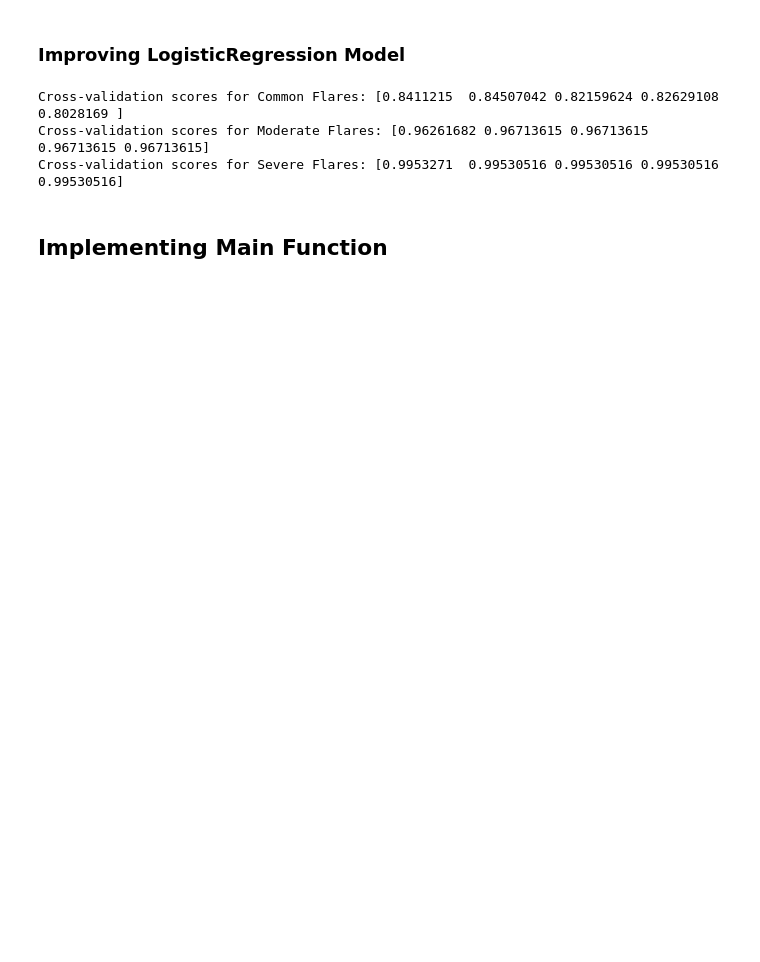
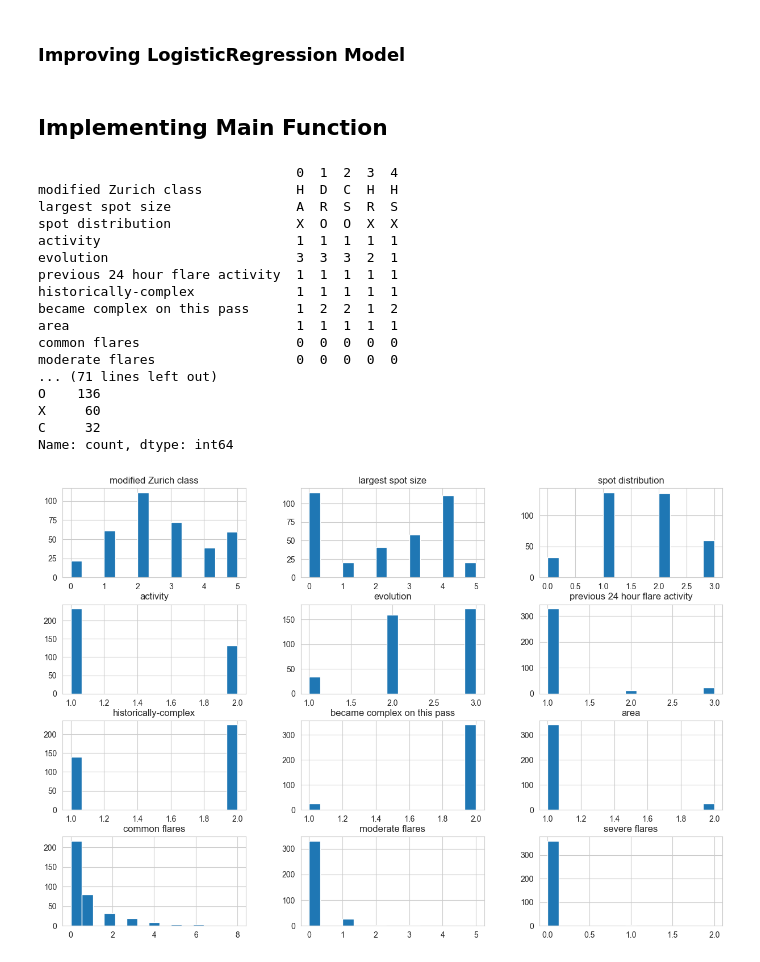
Before and after one commit to Ferrelofilo/TC5044.10_Equipo18, a Jupyter notebook: notebooks/Flare_EDA_Refactored_v1.ipynb, the cells around one changed output. Saved outputs shown, nothing was run; the diff lists cells and outputs as text; code cells hidden in the pictures; blank space fills up the shorter version.

Commit message:
Add Flare Refactored Multi_Out_NN y funciones faltantes

```diff
--- a/notebooks/Flare_EDA_Refactored_v1.ipynb
+++ b/notebooks/Flare_EDA_Refactored_v1.ipynb
@@ -233,32 +370,9 @@ Mean F1 score: 0.11799536193067191
 # %% [markdown]
 ### Improving LogisticRegression Model
 # %%
-def cross_validate_logistic_regression_model(model_lr, X, y,flare_types):
+def cross_validate_logistic_regression_model(models, X, y,flare_types):
     for model, flare_type in zip(models, flare_types):
         scores = cross_val_score(model, X, y[flare_type], cv=5)
         print(f"Cross-validation scores for {flare_type.capitalize()}:", scores)
-# %% [output]
-Cross-validation scores for Common Flares: [0.8411215  0.84507042 0.82159624 0.82629108 0.8028169 ]
-Cross-validation scores for Moderate Flares: [0.96261682 0.96713615 0.96713615 0.96713615 0.96713615]
-Cross-validation scores for Severe Flares: [0.9953271  0.99530516 0.99530516 0.99530516 0.99530516]
 # %% [markdown]
 ## Implementing Main Function
-# %%
-# Main function for running the pipeline
-def main(filepath):
-    data = load_data(filepath)
-    explore_data(data)
-    #plot_histograms(data)
-    #plot_correlation_matrix(data)
-    #plot_feature_relationships(data, 'quality')
-
-    #data_scaled = scale_features(data, 'quality')
-    #X_train, X_test, y_train, y_test = split_data(data_scaled, 'quality')
-    flare_types = ['common flares', 'moderate flares', 'severe flares']
-    model_rf = train_random_forest_classifier_model(X_train, y_train)
-    evaluate_randomforestclasifier_model(model_rf, X_test, y_test)
-    cross_validate_random_forest_classifier_model(model_rf, X_train, y_train, flare_types)
-
-    model_lr = train_logistic_regression_model(X_train, y_train)
-    evaluate_logistic_regression_model(model_lr, X_test, y_test,flare_types)
-    cross_validate_logistic_regression_model(model_rf, X_train, y_train,flare_types)
@@ -266,0 +379,45 @@ main(filepath=r'../data/raw/flare.data2')
+# %%
+# Main function for running the pipeline
+def main(filepath):
+    #download_save_flare_data()
+    data = load_data(filepath)
+    explore_data(data)
+
+    process_data = preprocess_data(data)
+    plot_histograms(process_data)
+    correlation_matrix(process_data)
+    #X_train, X_test, y_train, y_test = split_data(process_data)
+    X_train, X_test, y_train, y_test = split_data(process_data)
+    # Crea objeto DataLoader
+    train_loader, test_loader = create_dataloaders(X_train, y_train, X_test, y_test)
+
+    model, optimizer, criterion,rmse_metric = create_model(input_len=X_train.shape[1])
+
+    train_model(model, train_loader, optimizer, criterion, rmse_metric, epochs=10)
+    #Modelo se puede guardar en este punto ya entrenado.
+    metrics = evaluate_multi_output_Metrics(model,test_loader,criterion)
+    all_results_df, mean_results_df = cross_validate_simple(X_train, y_train, X_test, y_test,k=5,epochs=10,batch_size=50)
+    print(metrics)
+    print(all_results_df)
+    print(mean_results_df)
+# %%
+main(filepath=r'/Users/lsfu/Desktop/MNA/Operaciones/TC5044.10_Equipo18/pipelines/src/data/raw/flare_data2_df.csv')
+# %% [output]
+                                 0  1  2  3  4
+modified Zurich class            H  D  C  H  H
+largest spot size                A  R  S  R  S
+spot distribution                X  O  O  X  X
+activity                         1  1  1  1  1
+evolution                        3  3  3  2  1
+previous 24 hour flare activity  1  1  1  1  1
+historically-complex             1  1  1  1  1
+became complex on this pass      1  2  2  1  2
+area                             1  1  1  1  1
+common flares                    0  0  0  0  0
+moderate flares                  0  0  0  0  0
+... (71 lines left out)
+O    136
+X     60
+C     32
+Name: count, dtype: int64
+[figure, added]
```
Also changed, not shown: parts of 23 cells of this notebook, 1 other file.
